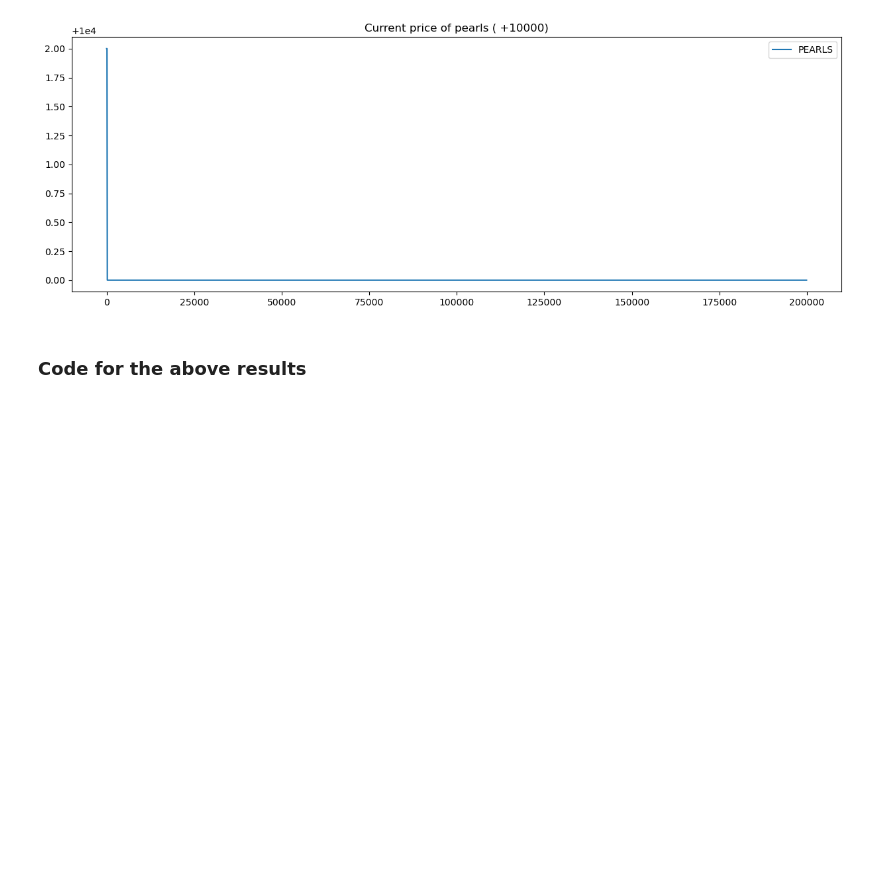
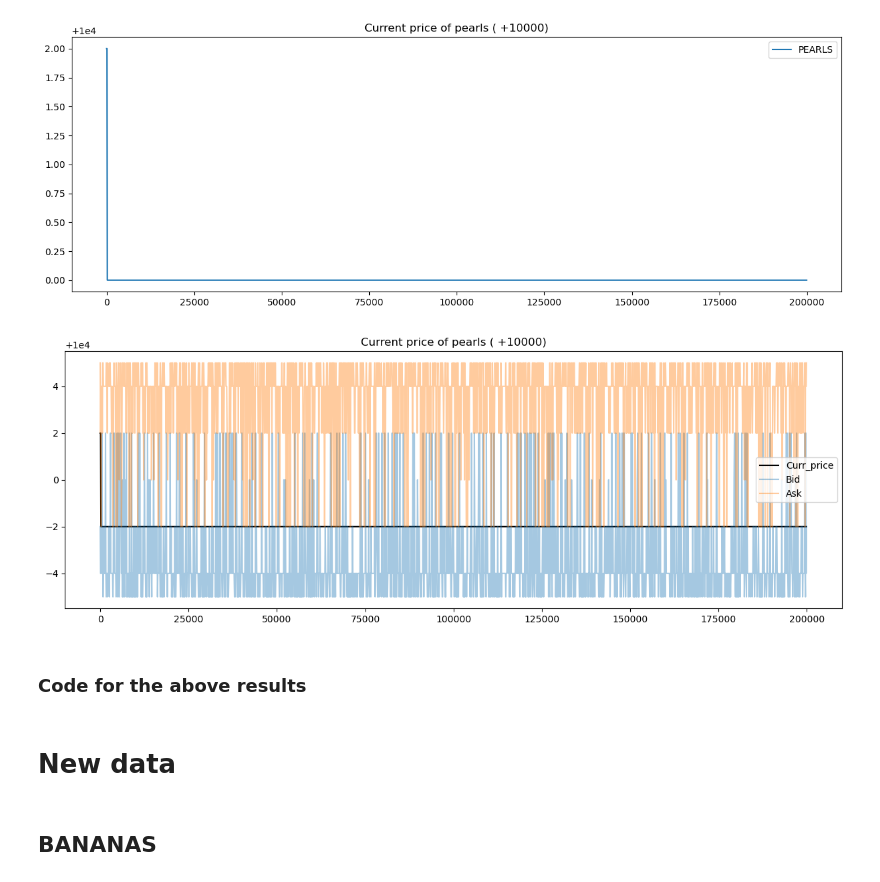
Before and after one commit to IMC-Croissant/AlgoTrading, a Jupyter notebook: Coding/notebooks/Prosperity_Current_price.ipynb, the cells around one changed output. Cells and saved outputs as stored; diff of their text form; code cells hidden in the pictures; blank space fills up the shorter version.

Commit message:
Updated new data, current price and comparison with old one

```diff
--- a/Coding/notebooks/Prosperity_Current_price.ipynb
+++ b/Coding/notebooks/Prosperity_Current_price.ipynb
@@ -135,6 +159,17 @@ plt.legend(["PEARLS"])
 plt.show()
 # %% [output]
 [figure]
+# %%
+plt.figure(figsize=(15, 5))
+plt.plot(df_pearls.index, df_pearls["Curr_price"], color="black")
+# plt.plot(df_pearls_new.index, df_pearls_new["mid_price"], alpha=0.4)
+plt.plot(df_pearls.index, df_pearls["bid_price_1"], alpha=0.4)
+plt.plot(df_pearls.index, df_pearls["ask_price_1"], alpha=0.4)
+plt.title("Current price of pearls ( +10000)")
+plt.legend(["Curr_price", "Bid" , "Ask"])
+plt.show()
+# %% [output]
+[figure, added]
 # %% [markdown]
 ### Code for the above results
 # %%
@@ -193,0 +229,4 @@ class Trader:
+# %% [markdown]
+# New data
+# %% [markdown]
+## BANANAS
```
Also changed, not shown: parts of 23 cells of this notebook.
